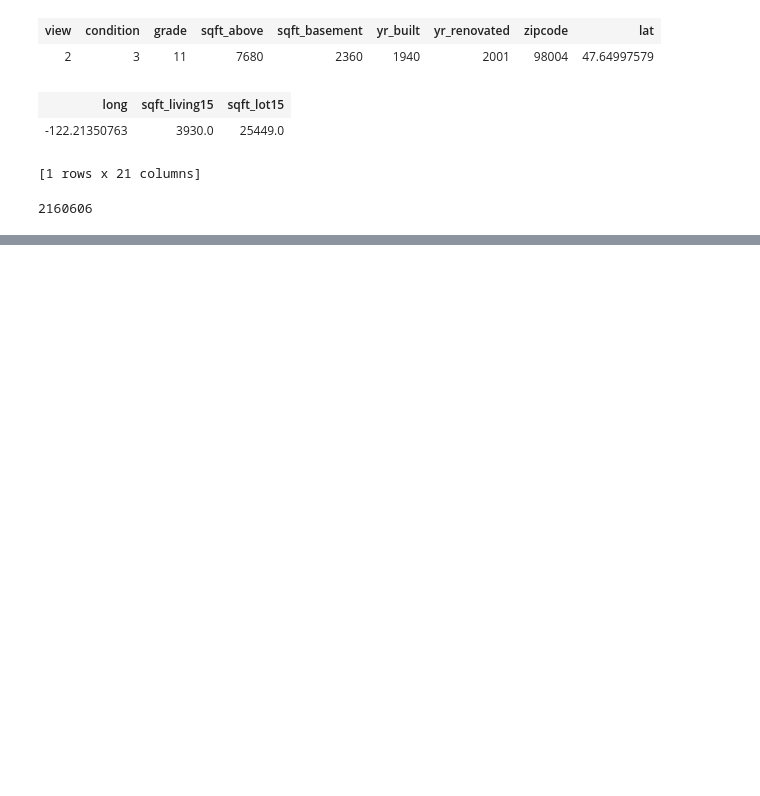
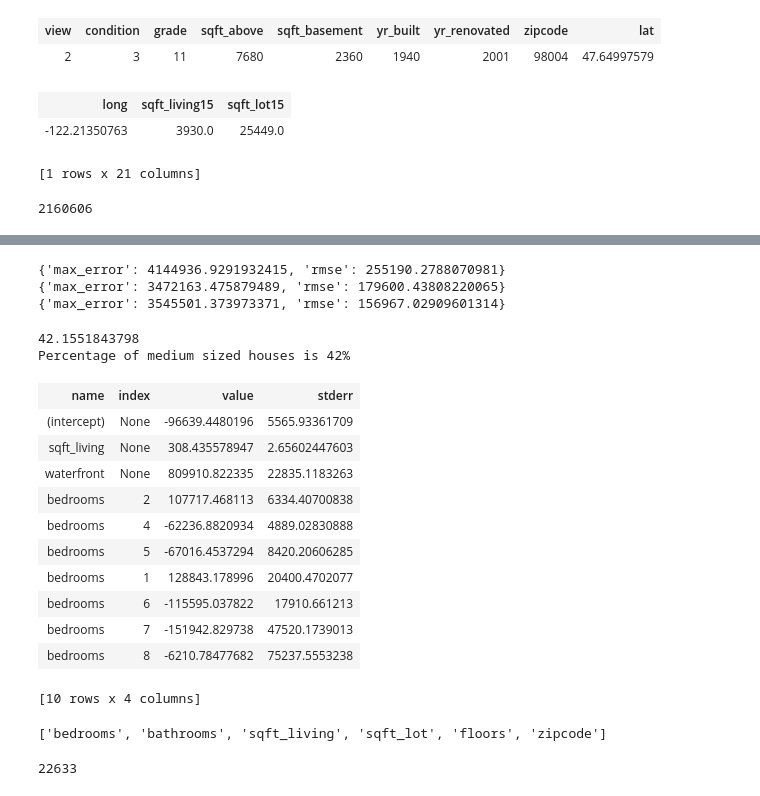
Before and after one commit to ageofzetta/ML, a Jupyter notebook: UWashington/C1/W2/Predicting House Prices 3 - Working Variables.ipynb, the cells around one changed output, grey strips where cells are left out. Cells and saved outputs as stored; diff of their text form; code cells hidden in the pictures; blank space fills up the shorter version.

```diff
--- a/UWashington/C1/W2/Predicting House Prices 3 - Working Variables.ipynb
+++ b/UWashington/C1/W2/Predicting House Prices 3 - Working Variables.ipynb
@@ -280,0 +283,2 @@ Medina_WA_expensive_homes['price'].mean()
+# %%
+advanced_features = ["bedrooms", "bathrooms", "sqft_living", "sqft_lot", "floors", "zipcode", "condition", "grade", "waterfront", "view", "sqft_above", "sqft_basement", "yr_built", "yr_renovated", "lat", "long", "sqft_living15", "sqft_lot15" ]
@@ -280,0 +306,2 @@ Medina_WA_expensive_homes['price'].mean()
+# %%
+my_advanced_features_model = graphlab.linear_regression.create(train_data, target="price", features=advanced_features )
@@ -280,0 +323,8 @@ Medina_WA_expensive_homes['price'].mean()
+# %%
+print sqft_model.evaluate(test_data)
+print my_features_model.evaluate(test_data)
+print my_advanced_features_model.evaluate(test_data)
+# %% [output]
+{'max_error': 4144936.9291932415, 'rmse': 255190.2788070981}
+{'max_error': 3472163.475879489, 'rmse': 179600.43808220065}
+{'max_error': 3545501.373973371, 'rmse': 156967.02909601314}
@@ -280,0 +333,30 @@ Medina_WA_expensive_homes['price'].mean()
+# %%
+percentage_of_medium_sized_houses = ( float(medium_sized_houses.num_rows() ) / float(sales.num_rows()) ) * 100
+print percentage_of_medium_sized_houses
+print 'Percentage of medium sized houses is ' + str(int(percentage_of_medium_sized_houses)) + '%'
+# %% [output]
+42.1551843798
+Percentage of medium sized houses is 42%
+# %%
+my_advanced_features_model.get('coefficients').head()
+# %% [output]
+| name | index | value | stderr |
+| (intercept) | None | -96639.4480196 | 5565.93361709 |
+| sqft_living | None | 308.435578947 | 2.65602447603 |
+| waterfront | None | 809910.822335 | 22835.1183263 |
+| bedrooms | 2 | 107717.468113 | 6334.40700838 |
+| bedrooms | 4 | -62236.8820934 | 4889.02830888 |
+| bedrooms | 5 | -67016.4537294 | 8420.20606285 |
+| bedrooms | 1 | 128843.178996 | 20400.4702077 |
+| bedrooms | 6 | -115595.037822 | 17910.661213 |
+| bedrooms | 7 | -151942.829738 | 47520.1739013 |
+| bedrooms | 8 | -6210.78477682 | 75237.5553238 |
+[10 rows x 4 columns]
+# %%
+my_features
+# %% [output]
+['bedrooms', 'bathrooms', 'sqft_living', 'sqft_lot', 'floors', 'zipcode']
+# %%
+ 179600 - 156967
+# %% [output]
+22633
```
Also changed, not shown: parts of 16 cells of this notebook.
